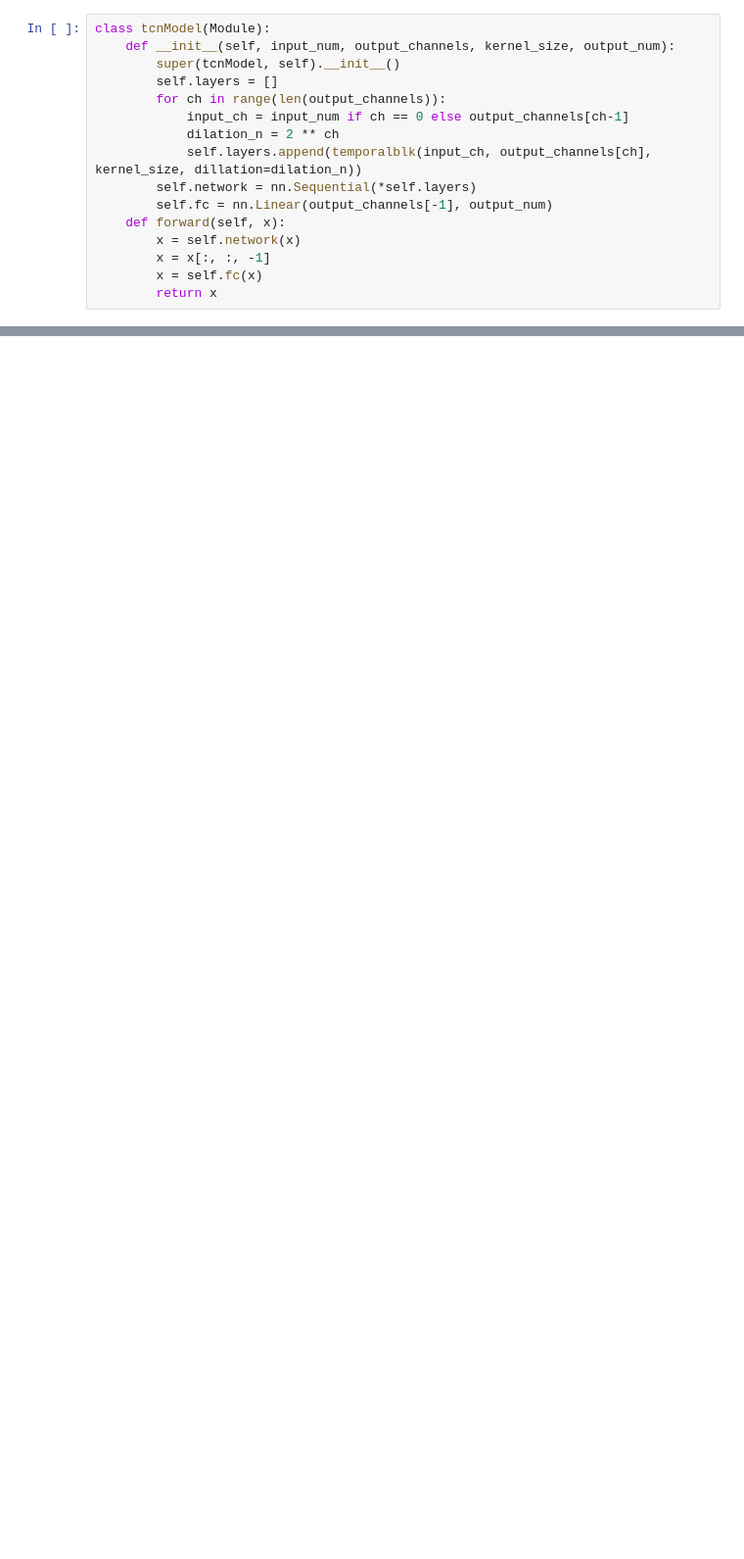
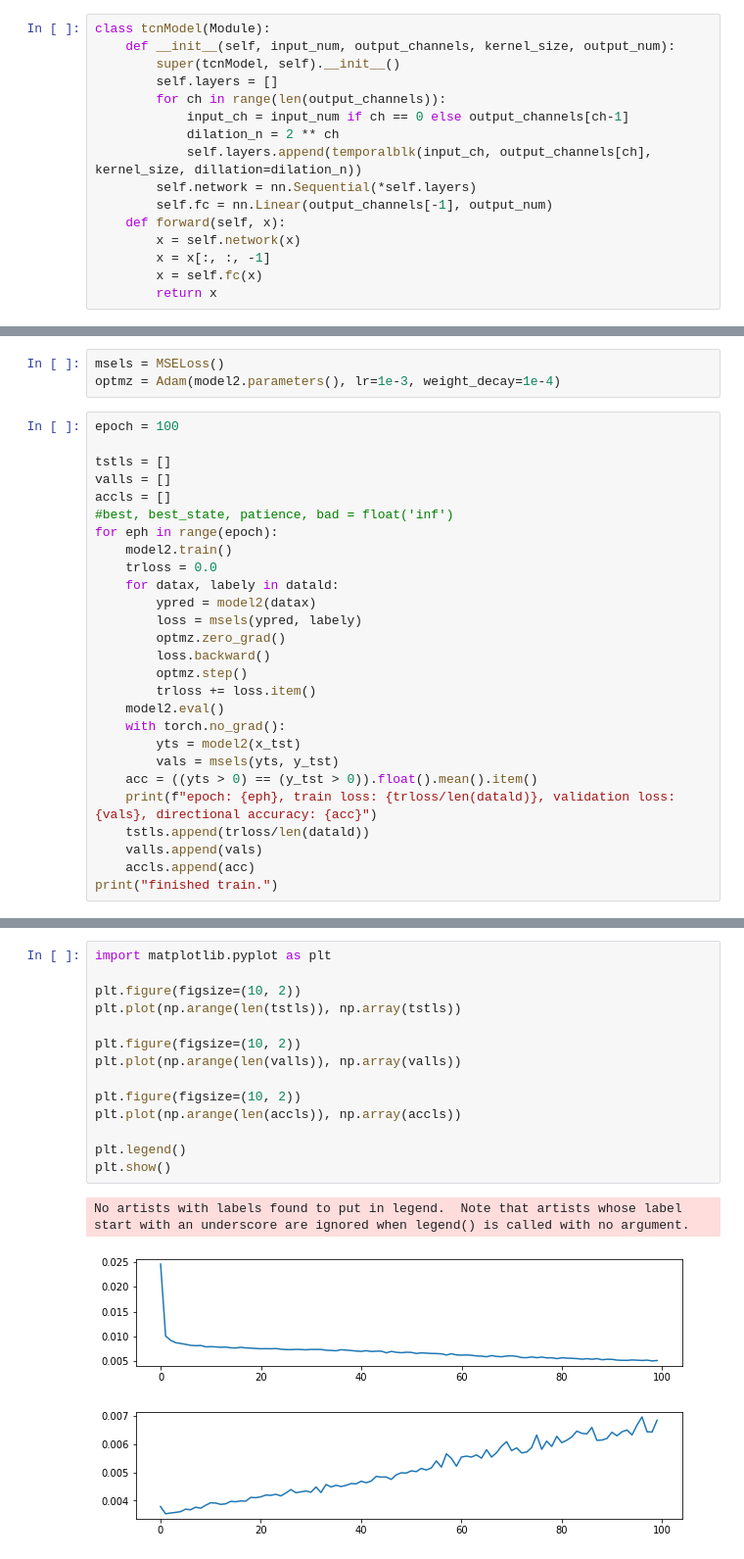
Before and after one commit to ccccMastercccc/trader-bot-app, a Jupyter notebook: Experimental.ipynb, the cells around one changed output, grey strips where cells are left out. Shown at 98% size. Cells and saved outputs as stored; diff of their text form; blank space fills up the shorter version.

```diff
--- a/Experimental.ipynb
+++ b/Experimental.ipynb
@@ -304,0 +355,30 @@ datald = DataLoader(dataset, batch_size=numdv(len(dataset)), shuffle=True)
+# %%
+msels = MSELoss()
+optmz = Adam(model2.parameters(), lr=1e-3, weight_decay=1e-4)
+# %%
+epoch = 100
+
+tstls = []
+valls = []
+accls = []
+#best, best_state, patience, bad = float('inf')
+for eph in range(epoch):
+    model2.train()
+    trloss = 0.0
+    for datax, labely in datald:
+        ypred = model2(datax)
+        loss = msels(ypred, labely)
+        optmz.zero_grad()
+        loss.backward()
+        optmz.step()
+        trloss += loss.item()
+    model2.eval()
+    with torch.no_grad():
+        yts = model2(x_tst)
+        vals = msels(yts, y_tst)
+    acc = ((yts > 0) == (y_tst > 0)).float().mean().item()
+    print(f"epoch: {eph}, train loss: {trloss/len(datald)}, validation loss: {vals}, directional accuracy: {acc}")
+    tstls.append(trloss/len(datald))
+    valls.append(vals)
+    accls.append(acc)
+print("finished train.")
@@ -304,0 +403,18 @@ datald = DataLoader(dataset, batch_size=numdv(len(dataset)), shuffle=True)
+# %%
+import matplotlib.pyplot as plt
+
+plt.figure(figsize=(10, 2))
+plt.plot(np.arange(len(tstls)), np.array(tstls))
+
+plt.figure(figsize=(10, 2))
+plt.plot(np.arange(len(valls)), np.array(valls))
+
+plt.figure(figsize=(10, 2))
+plt.plot(np.arange(len(accls)), np.array(accls))
+
+plt.legend()
+plt.show()
+# %% [output]
+No artists with labels found to put in legend.  Note that artists whose label start with an underscore are ignored when legend() is called with no argument.
+[figure, added]
+[figure, added]
```
Also changed, not shown: parts of 19 cells of this notebook, 1 other file.
